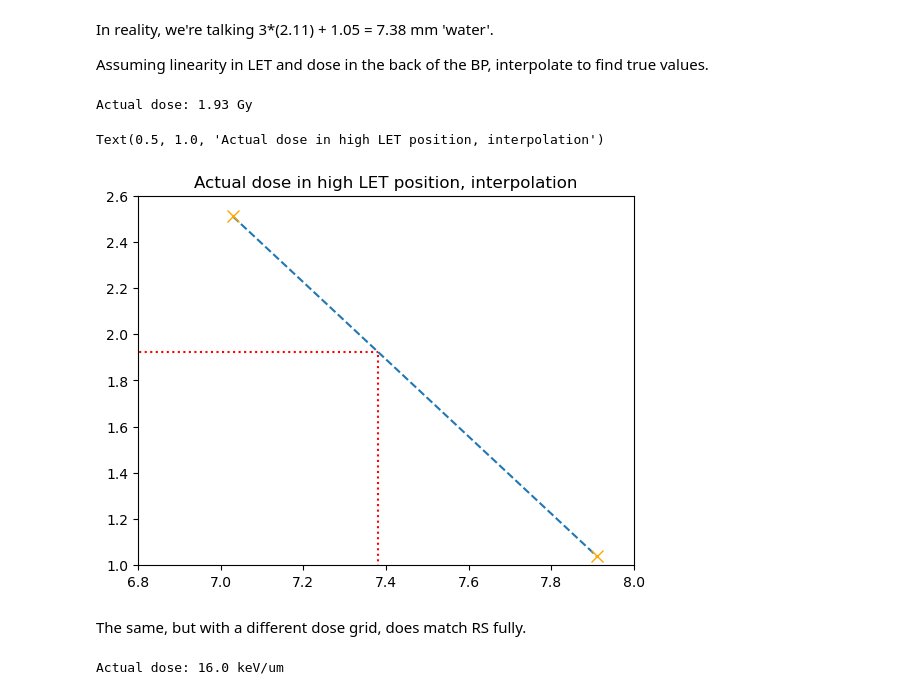
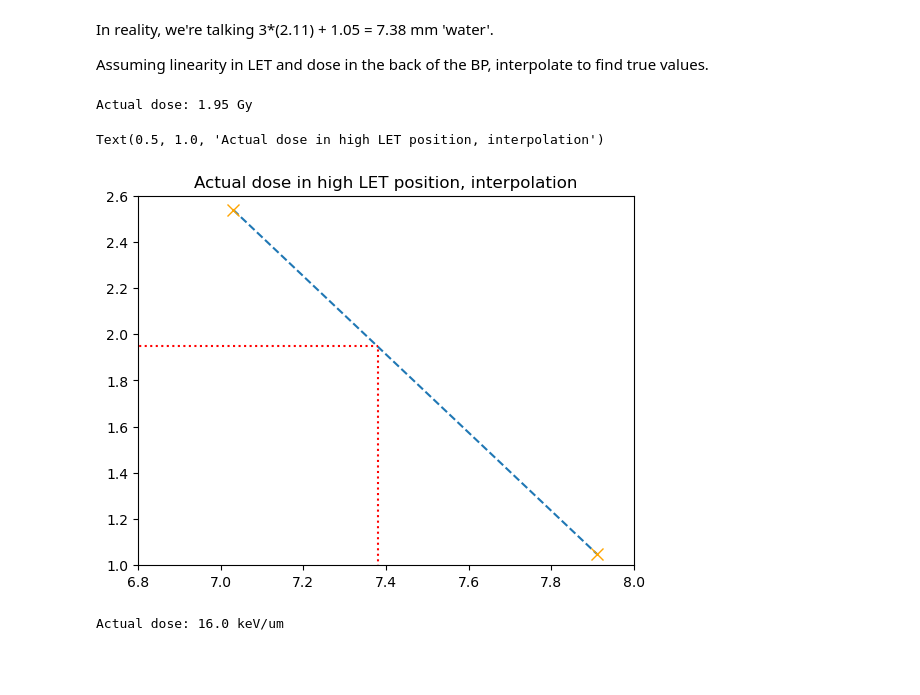
Before and after one commit to BrittHaanen15/Thesis_project, a Jupyter notebook: Python codes/Analysis of RayStation simulation.ipynb, the cells around one changed output. Cells and saved outputs as stored; diff of their text form; code cells hidden in the pictures; blank space fills up the shorter version.

Commit message:
Full plan match

```diff
--- a/Python codes/Analysis of RayStation simulation.ipynb
+++ b/Python codes/Analysis of RayStation simulation.ipynb
@@ -225,29 +225,27 @@ In reality, we're talking 3*(2.11) + 1.05 = 7.38 mm 'water'.
 Assuming linearity in LET and dose in the back of the BP, interpolate to find true values.
 # %%
 depth_1 = 7.03 #mm solid water
-dose_1 = 2.51 #Gy
+dose_1 = 2.54 #Gy
 let_1 = 15.4 #keV/um
 
 depth_2 = 7.91 #mm solid water
-dose_2 = 1.04 #Gy
+dose_2 = 1.05 #Gy
 let_2 = 16.9 #keV/um
 
 actual_dose = np.interp(7.38,[depth_1, depth_2], [dose_1, dose_2])
 
 print('Actual dose: ' + str(round(actual_dose, 2)) + ' Gy')
 
 plt.plot([depth_1, depth_2], [dose_1, dose_2], linestyle='dashed', marker='x', markeredgecolor='orange', markersize=8)
 plt.hlines(actual_dose, 6, 7.38, linestyles='dotted', colors='red')
 plt.vlines(7.38, 0, actual_dose, linestyles='dotted', colors='red')
 plt.xlim([6.8, 8])
 plt.ylim([1, 2.6])
 plt.title('Actual dose in high LET position, interpolation')
 # %% [output]
-Actual dose: 1.93 Gy
+Actual dose: 1.95 Gy
 Text(0.5, 1.0, 'Actual dose in high LET position, interpolation')
-[figure, old version]
+[figure, new version]
-# %% [markdown]
-The same, but with a different dose grid, does match RS fully.
 # %%
 actual_let = np.interp(7.38, [depth_1, depth_2], [let_1, let_2])
 
```
Also changed, not shown: parts of 4 cells of this notebook, 3 other files.
